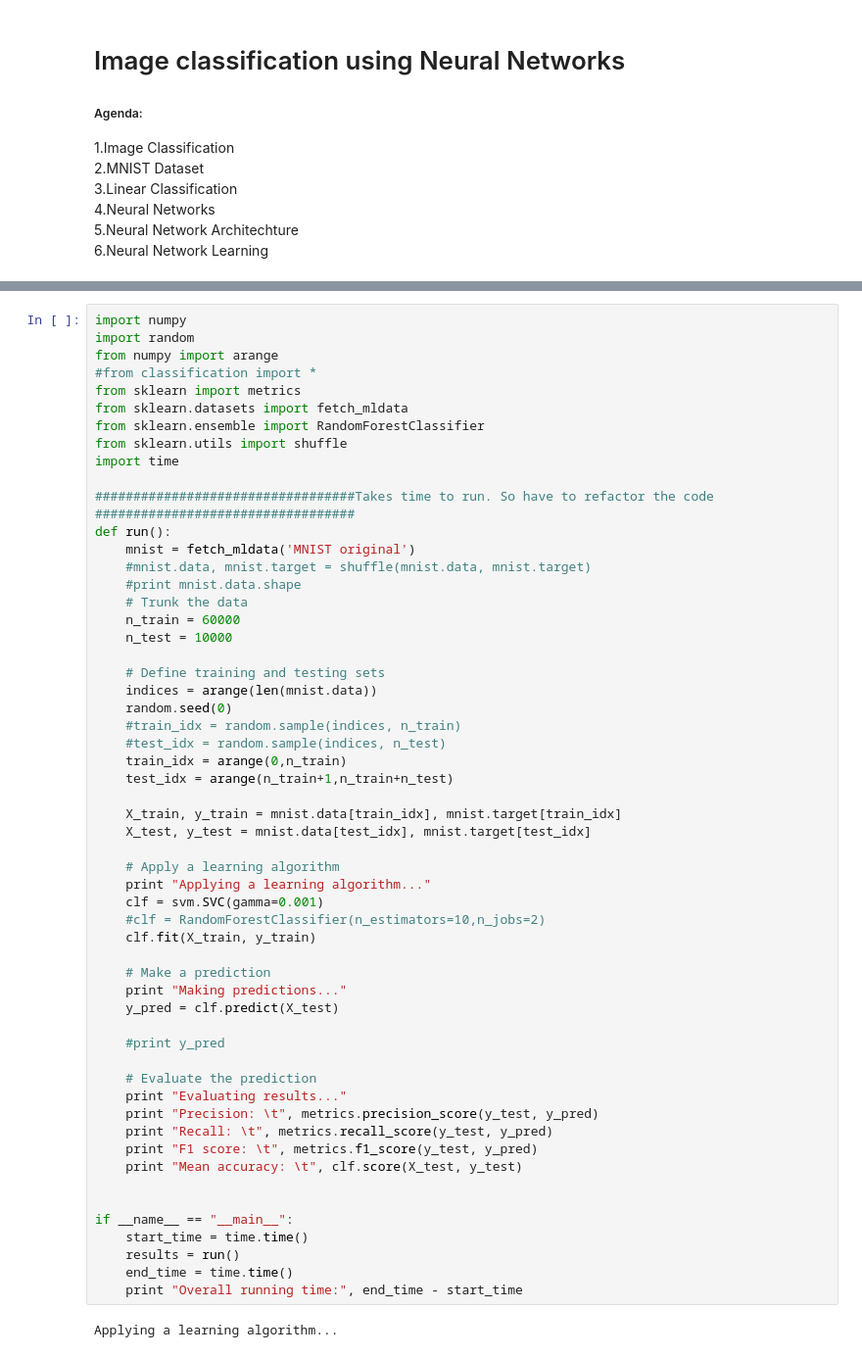
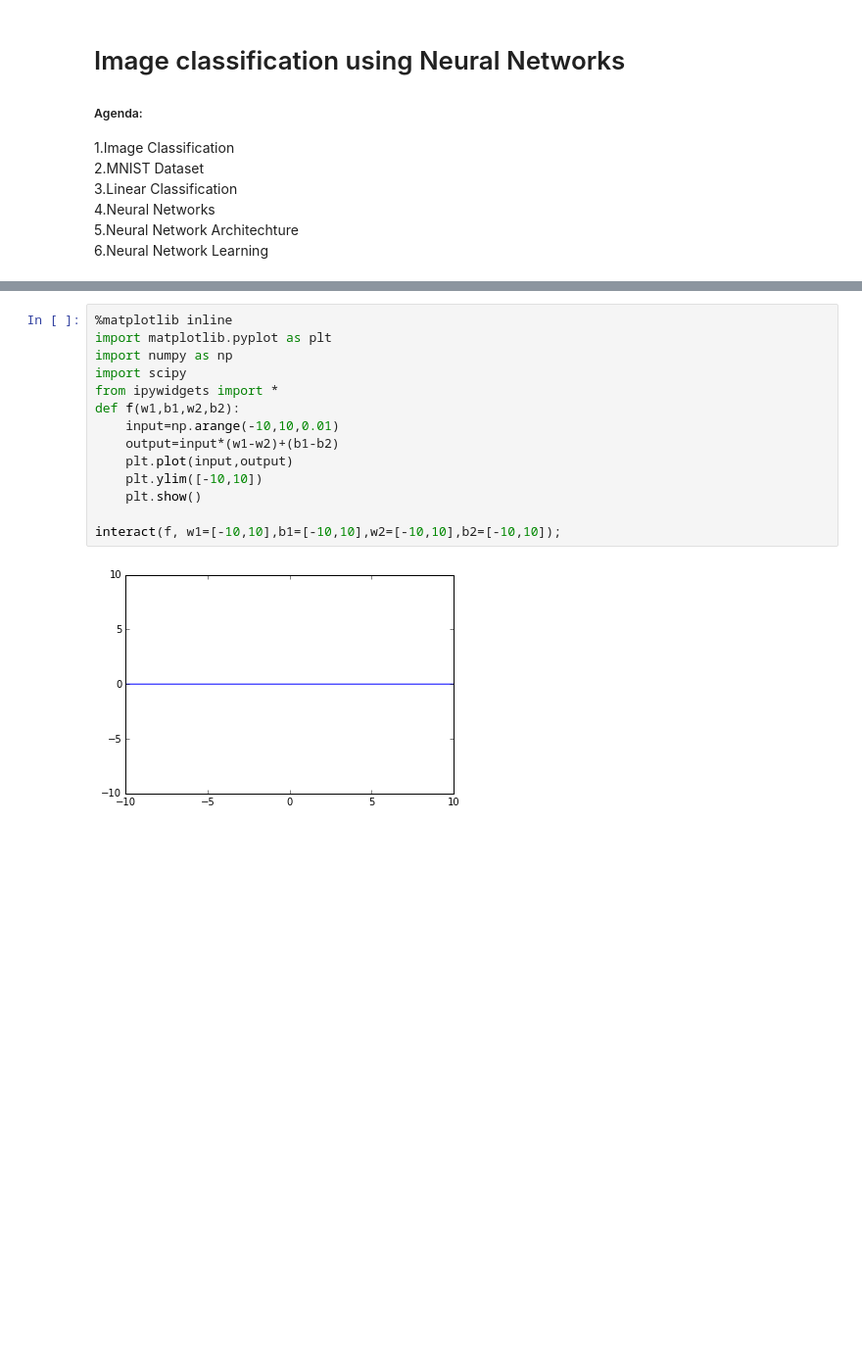
Before and after one commit to Aridian1842/neural_network_workshop, a Jupyter notebook: Untitled.ipynb, the cells around one changed output, grey strips where cells are left out. Shown at 98% size. Drawn from its saved outputs; the diff is of its cells as text; blank space fills up the shorter version.

```diff
--- a/Untitled.ipynb
+++ b/Untitled.ipynb
@@ -103,58 +72,16 @@ Strategy #3: Following the Gradient i.e, Update in negative gradient direction
-# %%
-import numpy
-import random
-from numpy import arange
-#from classification import *
-from sklearn import metrics
-from sklearn.datasets import fetch_mldata
-from sklearn.ensemble import RandomForestClassifier
-from sklearn.utils import shuffle
-import time
-
-##################################Takes time to run. So have to refactor the code ##################################
-def run():
-    mnist = fetch_mldata('MNIST original')
-    #mnist.data, mnist.target = shuffle(mnist.data, mnist.target)
-    #print mnist.data.shape
-    # Trunk the data
-    n_train = 60000
-    n_test = 10000
-
-    # Define training and testing sets
-    indices = arange(len(mnist.data))
-    random.seed(0)
-    #train_idx = random.sample(indices, n_train)
-    #test_idx = random.sample(indices, n_test)
-    train_idx = arange(0,n_train)
-    test_idx = arange(n_train+1,n_train+n_test)
-
-    X_train, y_train = mnist.data[train_idx], mnist.target[train_idx]
-    X_test, y_test = mnist.data[test_idx], mnist.target[test_idx]
-
-    # Apply a learning algorithm
-    print "Applying a learning algorithm..."
-    clf = svm.SVC(gamma=0.001)
-    #clf = RandomForestClassifier(n_estimators=10,n_jobs=2)
-    clf.fit(X_train, y_train)
-
-    # Make a prediction
-    print "Making predictions..."
-    y_pred = clf.predict(X_test)
-
-    #print y_pred
-
-    # Evaluate the prediction
-    print "Evaluating results..."
-    print "Precision: \t", metrics.precision_score(y_test, y_pred)
-    print "Recall: \t", metrics.recall_score(y_test, y_pred)
-    print "F1 score: \t", metrics.f1_score(y_test, y_pred)
-    print "Mean accuracy: \t", clf.score(X_test, y_test)
-
-
-if __name__ == "__main__":
-    start_time = time.time()
-    results = run()
-    end_time = time.time()
-    print "Overall running time:", end_time - start_time
-# %% [output]
-Applying a learning algorithm...
+# %%
+%matplotlib inline
+import matplotlib.pyplot as plt
+import numpy as np
+import scipy
+from ipywidgets import *
+def f(w1,b1,w2,b2):
+    input=np.arange(-10,10,0.01)
+    output=input*(w1-w2)+(b1-b2)
+    plt.plot(input,output)
+    plt.ylim([-10,10])
+    plt.show()
+
+interact(f, w1=[-10,10],b1=[-10,10],w2=[-10,10],b2=[-10,10]);
+# %% [output]
+[figure, added]
```
Also changed, not shown: parts of 8 cells of this notebook.
